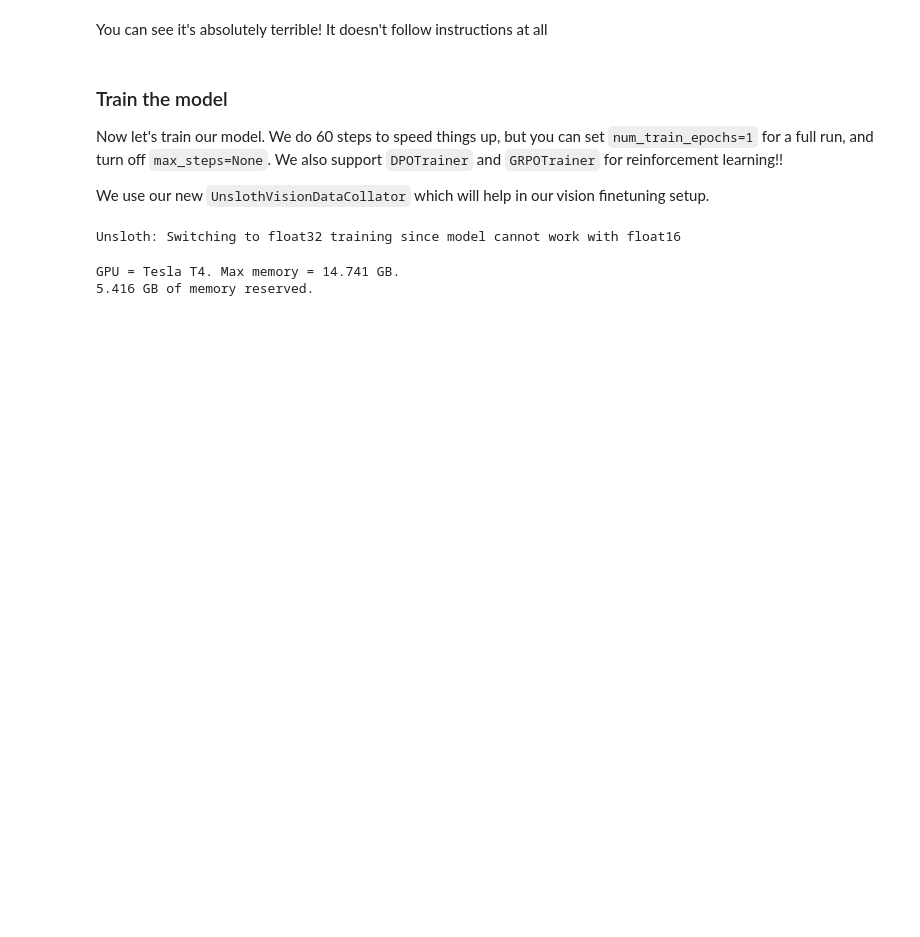
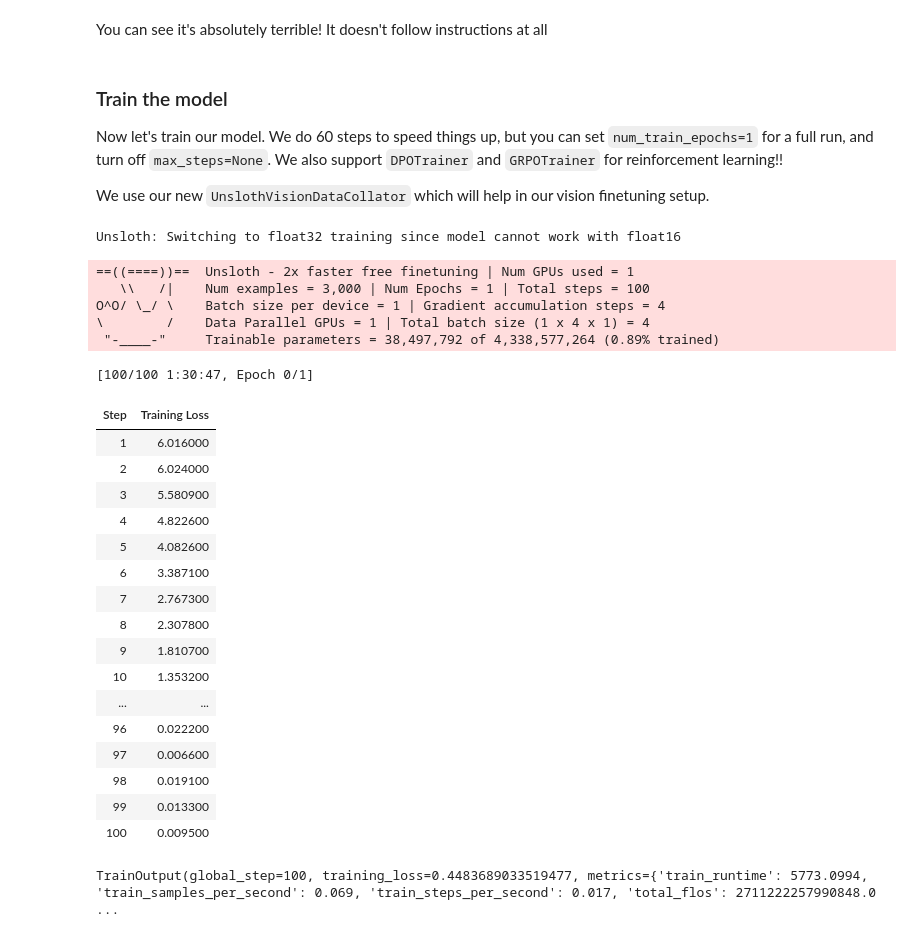
Before and after one commit to S2188347/Individual-Assignment, a Jupyter notebook: nb/Gemma3_(4B)-Vision.ipynb, the cells around one changed output. Saved outputs shown, nothing was run; the diff lists cells and outputs as text; code cells hidden in the pictures; blank space fills up the shorter version.

```diff
--- a/nb/Gemma3_(4B)-Vision.ipynb
+++ b/nb/Gemma3_(4B)-Vision.ipynb
@@ -200,28 +181,3 @@ processor = get_chat_template(
 )
 # %% [markdown]
 Before fine-tuning, let us evaluate the base model's performance. We do not expect strong results, as it has not encountered this chat template before.
-# %%
-FastVisionModel.for_inference(model)  # Enable for inference!
-
-image = dataset[2]["image"]
-instruction = "Write the LaTeX representation for this image."
-
-messages = [
-    {
-        "role": "user",
-        "content": [{"type": "image"}, {"type": "text", "text": instruction}],
-    }
-]
-input_text = processor.apply_chat_template(messages, add_generation_prompt = True)
-inputs = processor(
-    image,
-    input_text,
-    add_special_tokens = False,
-    return_tensors = "pt",
-).to("cuda")
-
-from transformers import TextStreamer
-
-text_streamer = TextStreamer(processor, skip_prompt = True)
-result = model.generate(**inputs, streamer = text_streamer, max_new_tokens = 128,
-                        use_cache = True, temperature = 1.0, top_p = 0.95, top_k = 64)
@@ -255,51 +192,62 @@ We use our new `UnslothVisionDataCollator` which will help in our vision finetun
 # %%
 from unsloth.trainer import UnslothVisionDataCollator
 from trl import SFTTrainer, SFTConfig
 
-FastVisionModel.for_training(model) # Enable for training!
+FastVisionModel.for_training(model)
 
 trainer = SFTTrainer(
     model = model,
-    train_dataset = converted_dataset,
+    train_dataset = train_data,                          # ← Change 1
     processing_class = processor.tokenizer,
     data_collator = UnslothVisionDataCollator(model, processor),
     args = SFTConfig(
         per_device_train_batch_size = 1,
         gradient_accumulation_steps = 4,
         gradient_checkpointing = True,
-
-        # use reentrant checkpointing
         gradient_checkpointing_kwargs = {"use_reentrant": False},
-        max_grad_norm = 0.3,              # max gradient norm based on QLoRA paper
+        max_grad_norm = 0.3,
         warmup_ratio = 0.03,
-        max_steps = 30,
-        #num_train_epochs = 2,          # Set this instead of max_steps for full training runs
+        max_steps = 100,                                 # ← Change 2
         learning_rate = 2e-4,
         logging_steps = 1,
         save_strategy = "steps",
-        optim = "adamw_torch_fused",
+        optim = "adamw_8bit",                            # ← Change 3
         weight_decay = 0.001,
         lr_scheduler_type = "cosine",
         seed = 3407,
         output_dir = "outputs",
-        report_to = "none",             # For Weights and Biases
-
-        # You MUST put the below items for vision finetuning:
+        report_to = "none",
         remove_unused_columns = False,
         dataset_text_field = "",
         dataset_kwargs = {"skip_prepare_dataset": True},
         max_length = 2048,
     )
 )
+
+trainer.train()
 # %% [output]
 Unsloth: Switching to float32 training since model cannot work with float16
+==((====))==  Unsloth - 2x faster free finetuning | Num GPUs used = 1
+   \\   /|    Num examples = 3,000 | Num Epochs = 1 | Total steps = 100
+O^O/ \_/ \    Batch size per device = 1 | Gradient accumulation steps = 4
+\        /    Data Parallel GPUs = 1 | Total batch size (1 x 4 x 1) = 4
+ "-____-"     Trainable parameters = 38,497,792 of 4,338,577,264 (0.89% trained)
+[100/100 1:30:47, Epoch 0/1]
+| Step | Training Loss |
+| 1 | 6.016000 |
+| 2 | 6.024000 |
+| 3 | 5.580900 |
+| 4 | 4.822600 |
+| 5 | 4.082600 |
+| 6 | 3.387100 |
+| 7 | 2.767300 |
+| 8 | 2.307800 |
+| 9 | 1.810700 |
+| 10 | 1.353200 |
+| ... | ... |
+| 96 | 0.022200 |
+| 97 | 0.006600 |
+| 98 | 0.019100 |
+| 99 | 0.013300 |
+| 100 | 0.009500 |
+TrainOutput(global_step=100, training_loss=0.4483689033519477, metrics={'train_runtime': 5773.0994, 'train_samples_per_second': 0.069, 'train_steps_per_second': 0.017, 'total_flos': 2711222257990848.0 ...
-# %%
-# @title Show current memory stats
-gpu_stats = torch.cuda.get_device_properties(0)
-start_gpu_memory = round(torch.cuda.max_memory_reserved() / 1024 / 1024 / 1024, 3)
-max_memory = round(gpu_stats.total_memory / 1024 / 1024 / 1024, 3)
-print(f"GPU = {gpu_stats.name}. Max memory = {max_memory} GB.")
-print(f"{start_gpu_memory} GB of memory reserved.")
-# %% [output]
-GPU = Tesla T4. Max memory = 14.741 GB.
-5.416 GB of memory reserved.
```
Also changed, not shown: parts of 29 cells of this notebook.
